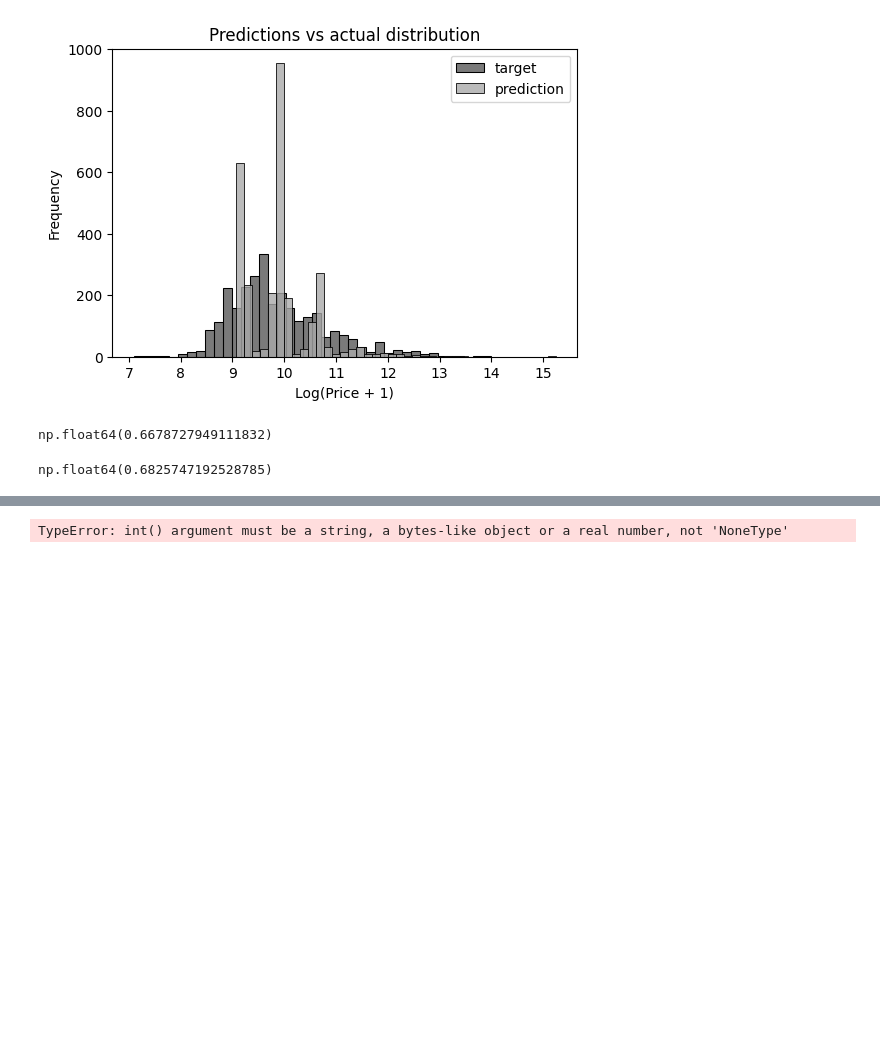
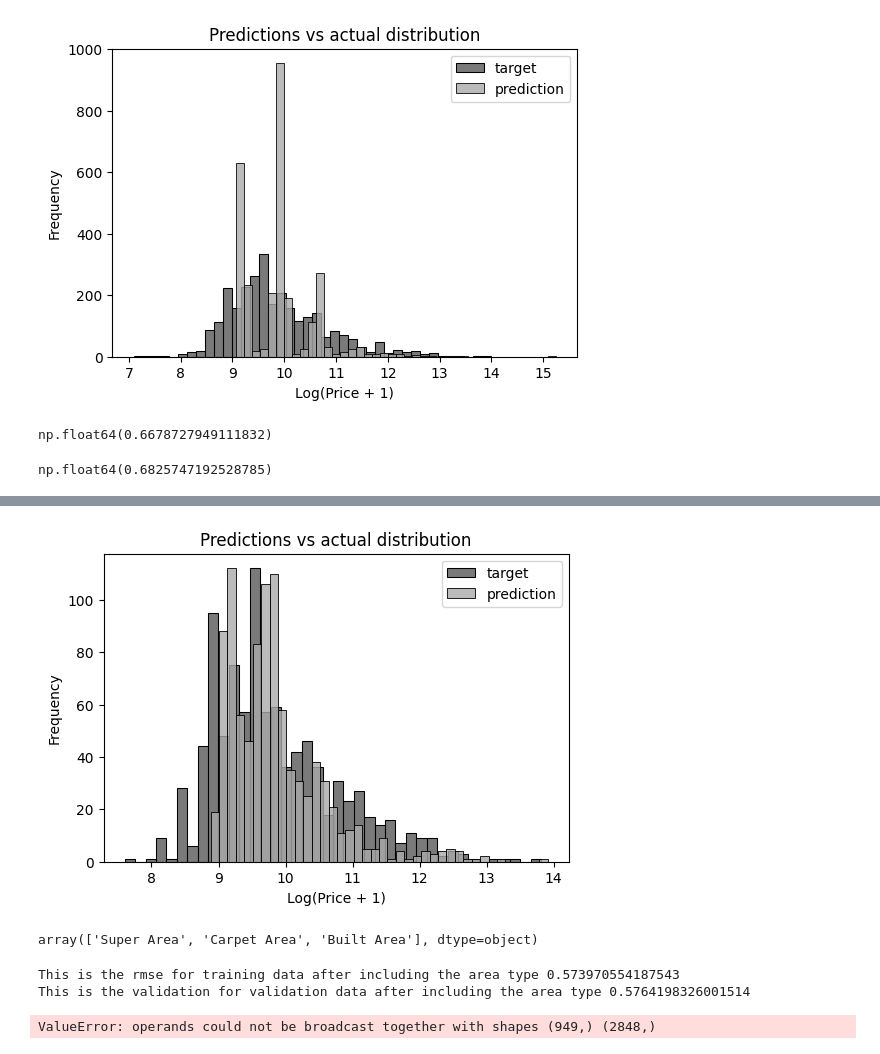
Before and after one commit to oseikofi88/rent-prediction-with-linear-regression, a Jupyter notebook: rent-price-prediction.ipynb, the cells around one changed output, grey strips where cells are left out. Drawn from its saved outputs; the diff is of its cells as text; code cells hidden in the pictures; blank space fills up the shorter version.

```diff
--- a/rent-price-prediction.ipynb
+++ b/rent-price-prediction.ipynb
@@ -467,2 +495,23 @@ dataFrame.to_csv('floors_output.csv', index=False)
+# %%
+
+plt.figure(figsize=(6, 4))
+
+sns.histplot(yValidate, label='target', color='#222222', alpha=0.6, bins=40)
+sns.histplot(yPrediction, label='prediction', color='#aaaaaa', alpha=0.8, bins=40)
+
+
+plt.legend()
+
+plt.ylabel('Frequency')
+plt.xlabel('Log(Price + 1)')
+plt.title('Predictions vs actual distribution')
+
+plt.show()
+# %% [output]
+[figure, added]
+# %%
+dataFrame['area_type'].unique()
+# %% [output]
+array(['Super Area', 'Carpet Area', 'Built Area'], dtype=object)
 # %%
 
@@ -509,7 +585,7 @@ preparedFeatureMatrix = dataFrame.values
 # %%
 
 X_train = prepareFeatureMatrix(trainingData)
-weight, bias = linearRegression(X_train,yTrain)
+weight, bias = linearRegressionWithRegularizationParameter(X_train,yTrain,.01)
 
 # weight, bias
 
@@ -517,17 +593,26 @@ yPrediction = weight + X_train.dot(bias)
 yPrediction
 
 
-print("This is the rmse for training data", rmse(yTrain,yPrediction))
+print("This is the rmse for training data after including the area type", rmse(yTrain,yPrediction))
 
 
 X_validate = prepareFeatureMatrix(validationData)
-weight, bias = linearRegression(X_validate,yValidate)
+weight, bias = linearRegressionWithRegularizationParameter(X_validate,yValidate,.01)
 
 # weight, bias
 
 yPrediction = weight + X_validate.dot(bias)
 yPrediction
 
-print("This is the validation for validation data", rmse(yValidate,yPrediction))
+print("This is the validation for validation data after including the area type", rmse(yValidate,yPrediction))
 # %% [output]
-TypeError: int() argument must be a string, a bytes-like object or a real number, not 'NoneType'
+This is the rmse for training data after including the area type 0.573970554187543
+This is the validation for validation data after including the area type 0.5764198326001514
+# %%
+
+for r in [0, 0.001, 0.01, 0.1, 1, 10]:
+    w_0, w = linearRegressionWithRegularizationParameter(X_train, yTrain, r=r)
+    y_pred = w_0 + X_validate.dot(w)
+    rmse(yTrain, y_pred)
+# %% [output]
+ValueError: operands could not be broadcast together with shapes (949,) (2848,)
```
Also changed, not shown: parts of 8 cells of this notebook.
